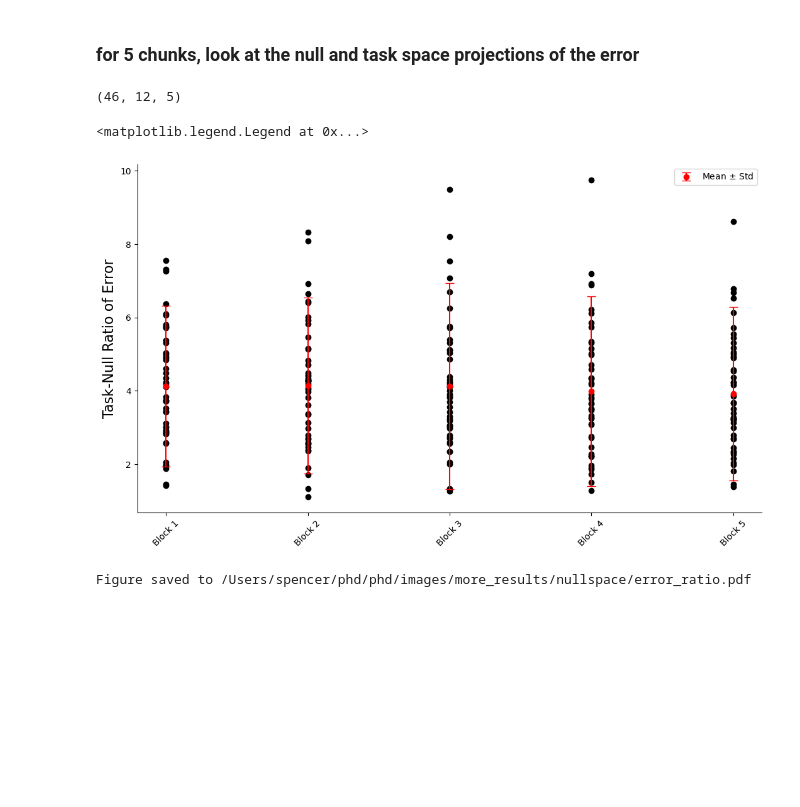
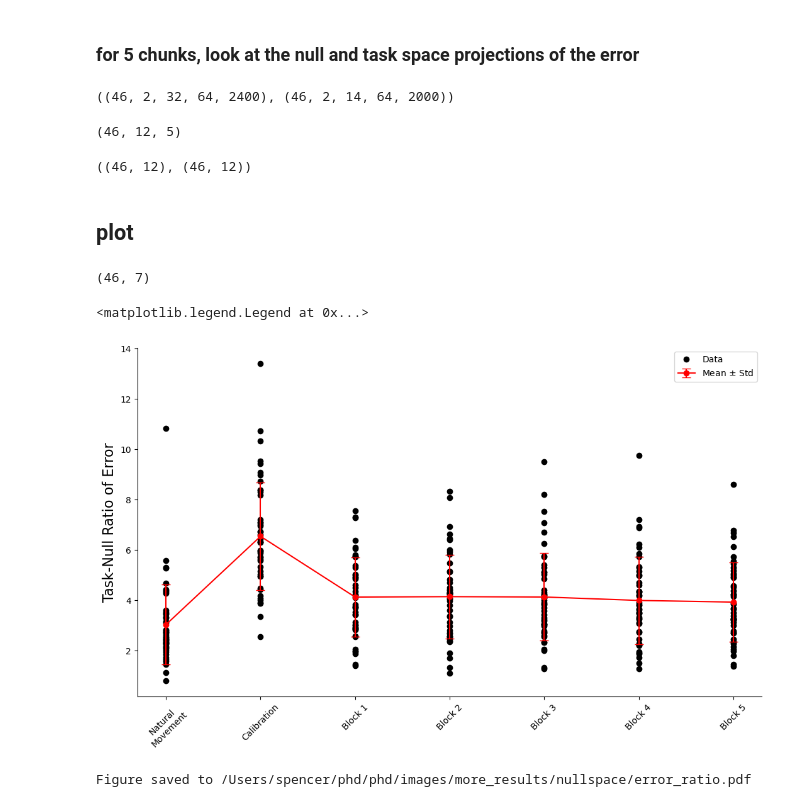
Before and after one commit to spewil/phd, a Jupyter notebook: analysis/notebooks/_nullspace/nullspace_error.ipynb, the cells around one changed output. Cells and saved outputs as stored; diff of their text form; code cells hidden in the pictures; blank space fills up the shorter version.

```diff
--- a/analysis/notebooks/_nullspace/nullspace_error.ipynb
+++ b/analysis/notebooks/_nullspace/nullspace_error.ipynb
@@ -51,7 +51,7 @@ len(subjects)
 # %% [markdown]
 ## load data
 # %%
-with open("../computed_solutions.pkl","rb") as handle:
+with open("computed_solutions.pkl","rb") as handle:
     computed_solutions = pickle.load(handle)
 
 # subject, solution type, target, channel
@@ -117,6 +128,12 @@ Figure saved to /Users/spencer/phd/phd/images/more_results/nullspace/example_err
 # all subjects
 # %% [markdown]
 ### for 5 chunks, look at the null and task space projections of the error
+# %%
+calibration_stacks = np.load("../subject_filtered_calibration_stacks.npy")
+movement_stacks = np.load("../subject_filtered_movement_stacks.npy")
+calibration_stacks.shape, movement_stacks.shape
+# %% [output]
+((46, 2, 32, 64, 2400), (46, 2, 14, 64, 2000))
 # %%
 chunk_indices = list(zip(np.arange(0,45,9),np.arange(9,46,9)))
 
@@ -152,17 +172,50 @@ subject_ratios = np.array(subject_ratios)[:,:,:,0]
 subject_ratios.shape
 # %% [output]
 (46, 12, 5)
+# %%
+subject_calibration_ratios = []
+subject_movement_ratios = []
+
+for subject_idx in range(46):
+    calibration_differences = analysis.remove_nan_rows(calibration_stacks[subject_idx].transpose(0,1,3,2).reshape(-1,64)) - subject_solutions[target_idx].reshape(-1)
+    movement_differences = analysis.remove_nan_rows(movement_stacks[subject_idx].transpose(0,1,3,2).reshape(-1,64)) - subject_solutions[target_idx].reshape(-1)
+
+    decoder = subjects[subject_idx].decoder[-2:,:]
+    task, null = analysis.compute_subspaces(decoder)
+
+    calibration_ratios = []
+    movement_ratios = []
+    for target_idx in range(12):
+        calibration_ratios += [(analysis.mean_quadratic_form(np.cov(calibration_differences.T),subspace_basis=task) / analysis.mean_quadratic_form(np.cov(calibration_differences.T),subspace_basis=null)).reshape(-1)]
+        movement_ratios += [(analysis.mean_quadratic_form(np.cov(movement_differences.T),subspace_basis=task) / analysis.mean_quadratic_form(np.cov(movement_differences.T),subspace_basis=null)).reshape(-1)]
+
+    subject_calibration_ratios += [calibration_ratios]
+    subject_movement_ratios += [movement_ratios]
+
+subject_calibration_ratios = np.array(subject_calibration_ratios)[:,:,0]
+subject_movement_ratios = np.array(subject_movement_ratios)[:,:,0]
+subject_calibration_ratios.shape, subject_movement_ratios.shape
+# %% [output]
+((46, 12), (46, 12))
+# %% [markdown]
+## plot
+# %%
+ratio_stack = np.concatenate([subject_movement_ratios.mean(axis=1).reshape(-1,1),subject_calibration_ratios.mean(axis=1).reshape(-1,1),subject_ratios.mean(axis=1)],axis=1)
+ratio_stack.shape
+# %% [output]
+(46, 7)
 # %%
 fig = plt.figure()
-for i in range(5):
-    h1, = plt.plot([i]*46,np.mean(subject_ratios[:,:,i],axis=1),'ko')
-h2 = plt.errorbar(x=range(5),y=np.mean(subject_ratios,axis=(0,1)),yerr=np.std(subject_ratios,axis=(0,1)),color="r",capsize=5,marker="o")
-plt.xticks(range(5),[f"Block {i+1}" for i in range(5)],rotation=45)
+
+for i in range(7):
+    h1, = plt.plot([i]*46,ratio_stack[:,i],'ko')
+h2 = plt.errorbar(x=range(7),y=np.mean(ratio_stack,axis=(0)),yerr=np.std(ratio_stack,axis=(0)),color="r",capsize=5,marker="o",linestyle="-")
+plt.xticks(range(7),["Natural\nMovement", "Calibration"] + [f"Block {i+1}" for i in range(5)],rotation=45)
 plt.ylabel("Task-Null Ratio of Error")
-plt.legend(handles=[h2],labels=["Mean $\pm$ Std"])
+plt.legend(handles=[h1,h2],labels=["Data","Mean $\pm$ Std"])
 # %% [output]
 <matplotlib.legend.Legend at 0x...>
-[figure, old version]
+[figure, new version]
 # %%
 plot.save_figure(fig, "error_ratio",image_path)
 # %% [output]
```
Also changed, not shown: parts of 6 cells of this notebook, 31 other files.
